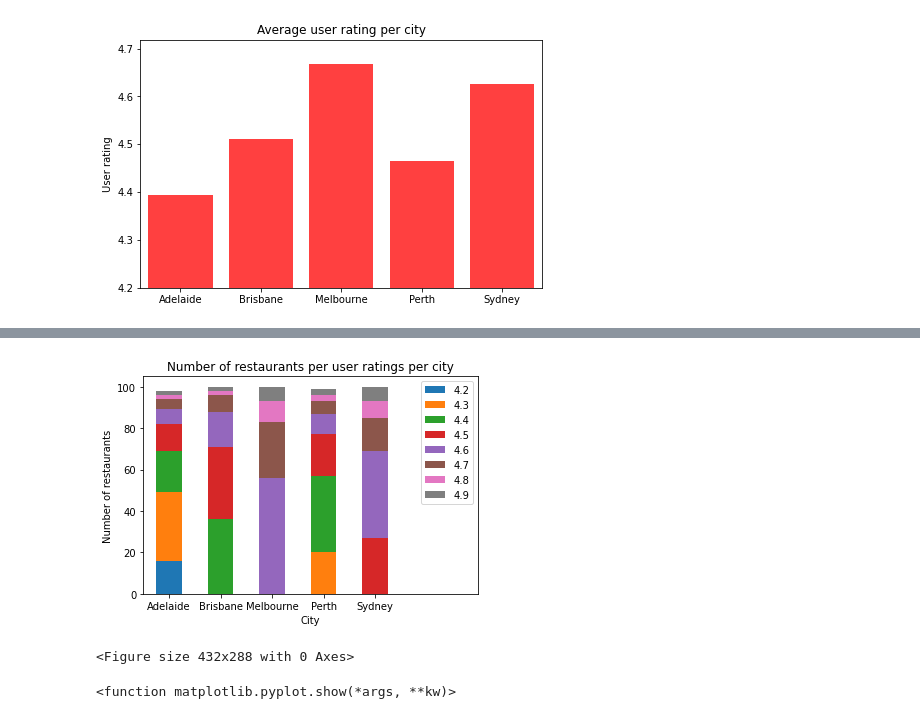
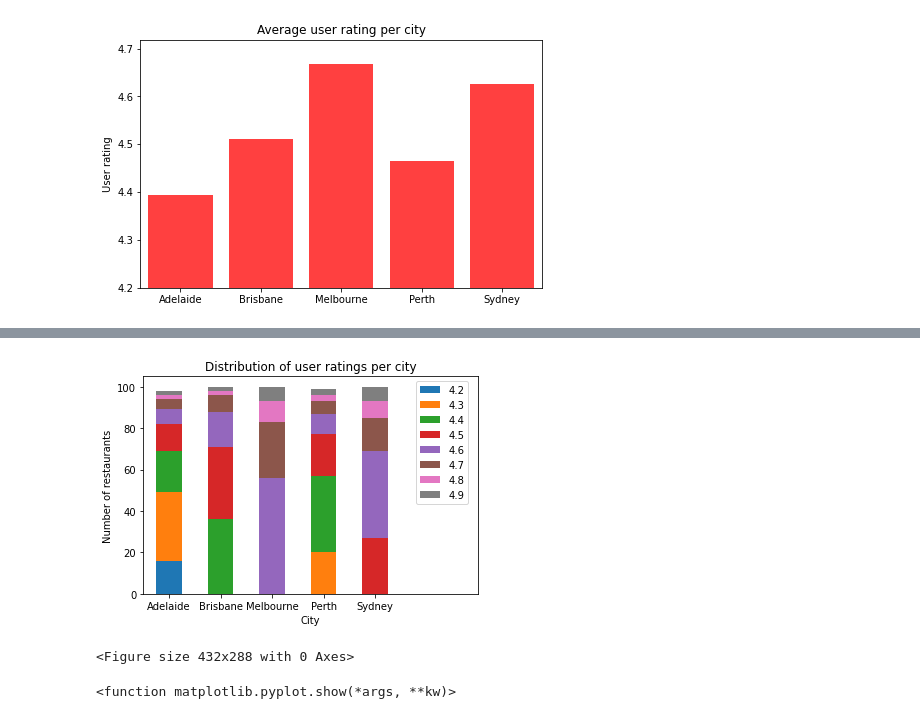
Before and after one commit to ashdrayton/Zomato-Restaurants-Reviews, a Jupyter notebook: Babette/New_BB_Analysis_500.ipynb, the cells around one changed output, grey strips where cells are left out. Drawn from its saved outputs; the diff is of its cells as text; code cells hidden in the pictures.

```diff
--- a/Babette/New_BB_Analysis_500.ipynb
+++ b/Babette/New_BB_Analysis_500.ipynb
@@ -117,20 +138,20 @@ plt.show
 # %%
 #Breakdown of restaurants per user ratings across cities
 
 df2=df497.groupby(['City'])['User Rating'].value_counts().unstack('User Rating').fillna(0)
-df2.plot(kind='bar', stacked=True, legend=False, rot=0).legend(bbox_to_anchor=(1, 1))
+df2.plot(kind='bar', stacked=True, legend=False, rot=0).legend(bbox_to_anchor=(0.8, 1))
 # Set textual properties
-plt.title("Number of restaurants per user ratings per city")
+plt.title("Distribution of user ratings per city")
 plt.ylabel("Number of restaurants")
 plt.xlim(-0.5,len(df2)+1)
 plt.ylim(0,105)
 #Save image
-plt.savefig('images/Nb of restaurants per user ratings per city.png')
+plt.savefig('images/Distribution of user ratings per city.png')
 # Show plot
 plt.show()
 plt.tight_layout()
 # %% [output]
-[figure, old version]
+[figure, new version]
 <Figure size 432x288 with 0 Axes>
 # %%
 #Bar chart for the Average Cost
```
Also changed, not shown: parts of 1 cell of this notebook, 1 other file.
